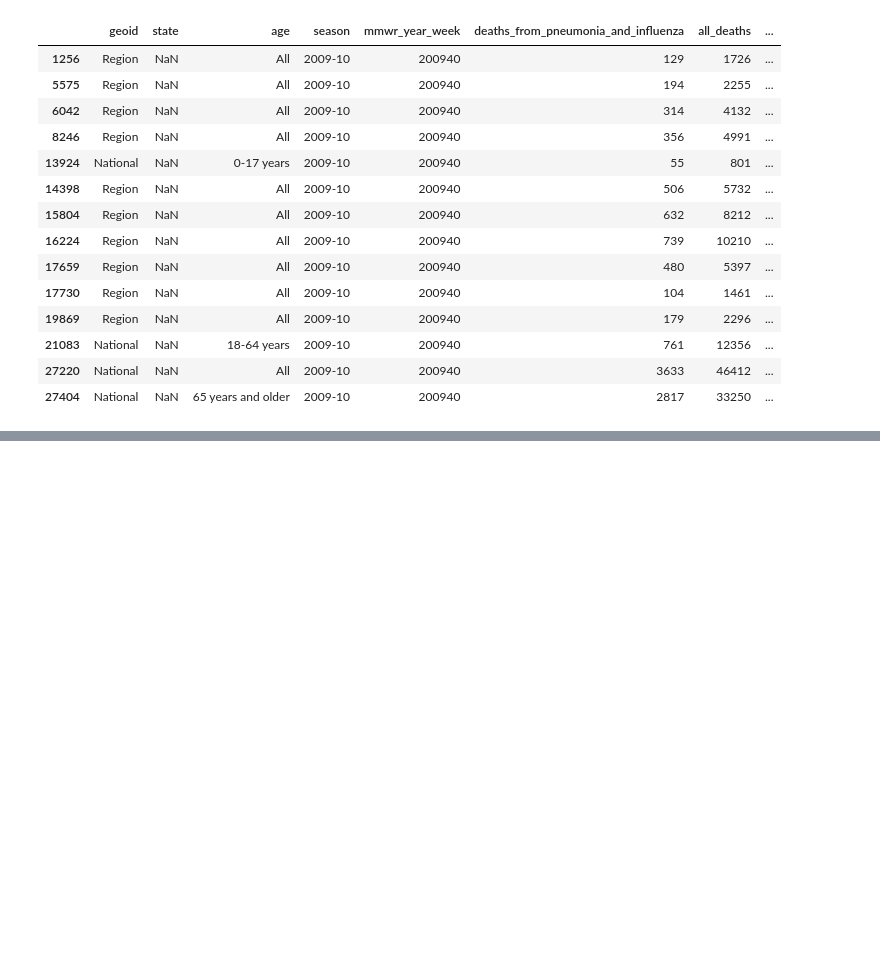
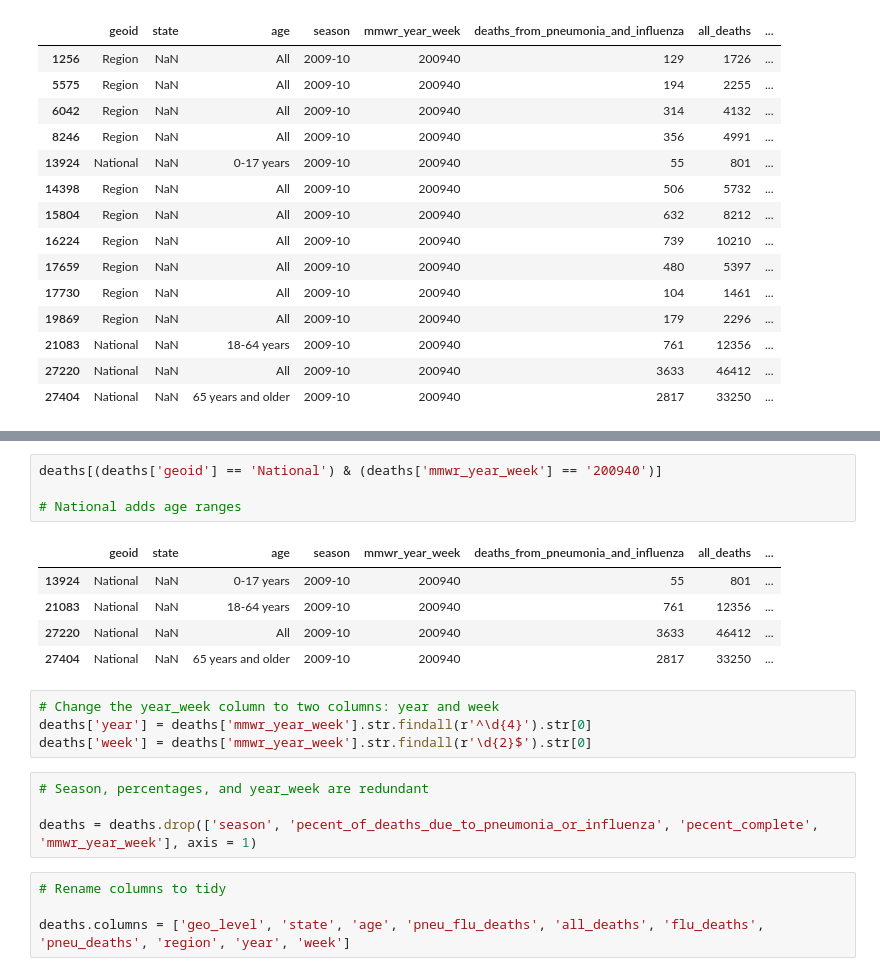
Before and after one commit to LotusEat3r/Project, a Jupyter notebook: Project_Data_init.ipynb, the cells around one changed output, grey strips where cells are left out. Drawn from its saved outputs; the diff is of its cells as text; blank space fills up the shorter version.

```diff
--- a/Project_Data_init.ipynb
+++ b/Project_Data_init.ipynb
@@ -91,0 +138,22 @@ deaths[deaths['mmwr_year_week'] == '200940'][deaths[deaths['mmwr_year_week'] ==
+# %%
+deaths[(deaths['geoid'] == 'National') & (deaths['mmwr_year_week'] == '200940')]
+
+# National adds age ranges
+# %% [output]
+|  | geoid | state | age | season | mmwr_year_week | deaths_from_pneumonia_and_influenza | all_deaths | ... |
+| 13924 | National | NaN | 0-17 years | 2009-10 | 200940 | 55 | 801 | ... |
+| 21083 | National | NaN | 18-64 years | 2009-10 | 200940 | 761 | 12356 | ... |
+| 27220 | National | NaN | All | 2009-10 | 200940 | 3633 | 46412 | ... |
+| 27404 | National | NaN | 65 years and older | 2009-10 | 200940 | 2817 | 33250 | ... |
+# %%
+# Change the year_week column to two columns: year and week
+deaths['year'] = deaths['mmwr_year_week'].str.findall(r'^\d{4}').str[0]
+deaths['week'] = deaths['mmwr_year_week'].str.findall(r'\d{2}$').str[0]
+# %%
+# Season, percentages, and year_week are redundant
+
+deaths = deaths.drop(['season', 'pecent_of_deaths_due_to_pneumonia_or_influenza', 'pecent_complete', 'mmwr_year_week'], axis = 1)
+# %%
+# Rename columns to tidy
+
+deaths.columns = ['geo_level', 'state', 'age', 'pneu_flu_deaths', 'all_deaths', 'flu_deaths', 'pneu_deaths', 'region', 'year', 'week']
```
Also changed, not shown: parts of 10 cells of this notebook, 1 other file.
